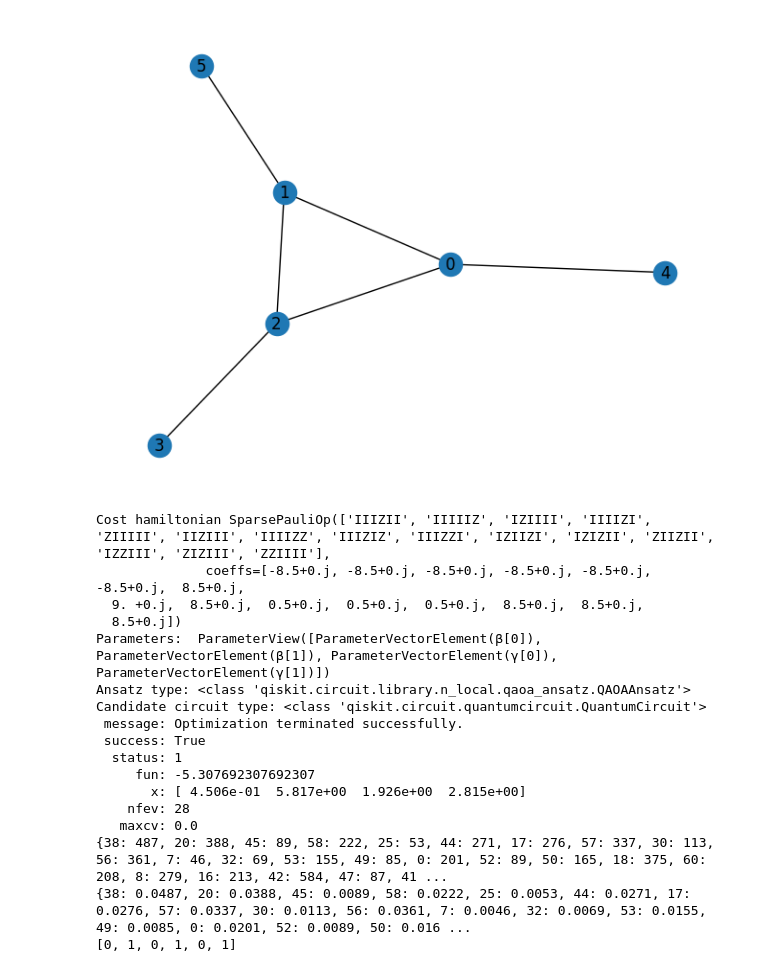
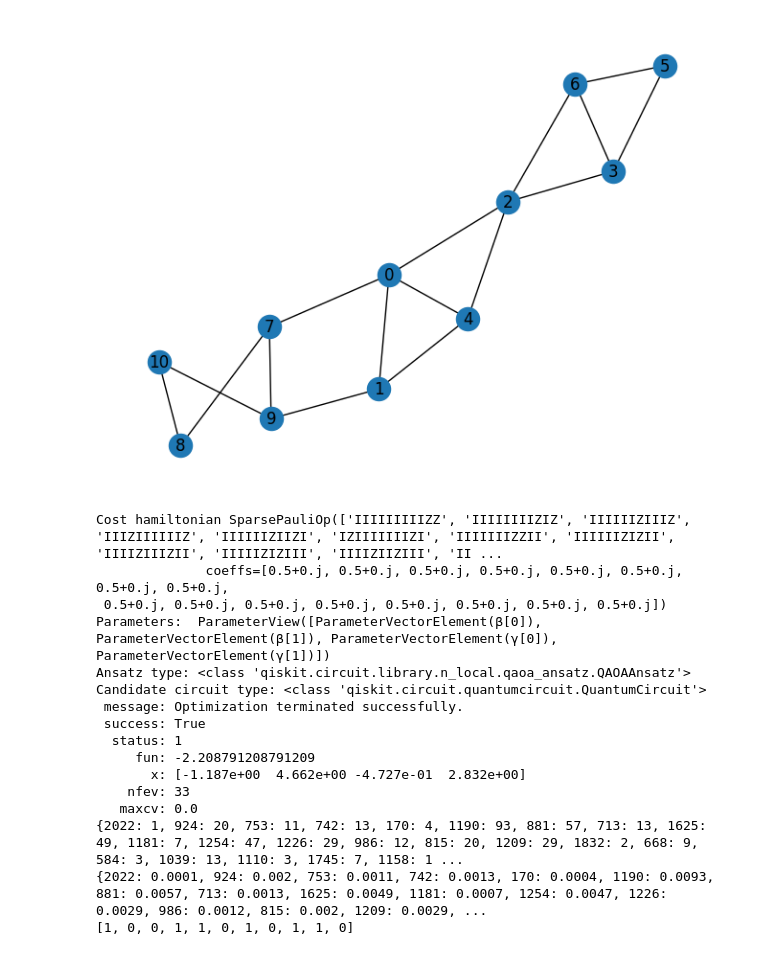
Before and after one commit to Smeidir/QAOA, a Jupyter notebook: tests.ipynb, the cells around one changed output. Cells and saved outputs as stored; diff of their text form; code cells hidden in the pictures.

Commit message:
graphs finished, missing wrapper to run as tests

```diff
--- a/tests.ipynb
+++ b/tests.ipynb
@@ -7,20 +13,18 @@ from load_data import load_graph_from_csv
 # %%
 problem = MaxCutProblem()
 graph = problem.get_graph(6, create_random=True,random_weights=False)
-#graph = load_graph_from_csv('data/11_nodes_links_scand.csv')
+graph = load_graph_from_csv('data/11_nodes_links_scand.csv')
 draw_graph(graph, with_labels=True)
 # %% [output]
-[figure, old version]
+[figure, new version]
 # %%
-import warnings
-
 quantum = QAOArunner(graph=graph,
                      simulation=True,
                      param_initialization= 'gaussian',
                      qaoa_variant='vanilla',
                      optimizer='COBYLA',
                      warm_start=False,
-                     restrictions = True,
+                     restrictions = False,
                      test=True
                      )
 
@@ -31,23 +35,22 @@ print(quantum.solution)
 #quantum.draw_circuit()
 #TODO: account for random weigts?
 # %% [output]
-Cost hamiltonian SparsePauliOp(['IIIZII', 'IIIIIZ', 'IZIIII', 'IIIIZI', 'ZIIIII', 'IIZIII', 'IIIIZZ', 'IIIZIZ', 'IIIZZI', 'IZIIZI', 'IZIZII', 'ZIIZII', 'IZZIII', 'ZIZIII', 'ZZIIII'],
-              coeffs=[-8.5+0.j, -8.5+0.j, -8.5+0.j, -8.5+0.j, -8.5+0.j, -8.5+0.j,  8.5+0.j,
-  9. +0.j,  8.5+0.j,  0.5+0.j,  0.5+0.j,  0.5+0.j,  8.5+0.j,  8.5+0.j,
-  8.5+0.j])
+Cost hamiltonian SparsePauliOp(['IIIIIIIIIZZ', 'IIIIIIIIZIZ', 'IIIIIIZIIIZ', 'IIIZIIIIIIZ', 'IIIIIIZIIZI', 'IZIIIIIIIZI', 'IIIIIIIZZII', 'IIIIIIZIZII', 'IIIIZIIIZII', 'IIIIIZIZIII', 'IIIIZIIZIII', 'II ...
+              coeffs=[0.5+0.j, 0.5+0.j, 0.5+0.j, 0.5+0.j, 0.5+0.j, 0.5+0.j, 0.5+0.j, 0.5+0.j,
+ 0.5+0.j, 0.5+0.j, 0.5+0.j, 0.5+0.j, 0.5+0.j, 0.5+0.j, 0.5+0.j, 0.5+0.j])
 Parameters:  ParameterView([ParameterVectorElement(β[0]), ParameterVectorElement(β[1]), ParameterVectorElement(γ[0]), ParameterVectorElement(γ[1])])
 Ansatz type: <class 'qiskit.circuit.library.n_local.qaoa_ansatz.QAOAAnsatz'>
 Candidate circuit type: <class 'qiskit.circuit.quantumcircuit.QuantumCircuit'>
  message: Optimization terminated successfully.
  success: True
   status: 1
-     fun: -5.307692307692307
-       x: [ 4.506e-01  5.817e+00  1.926e+00  2.815e+00]
-    nfev: 28
+     fun: -2.208791208791209
+       x: [-1.187e+00  4.662e+00 -4.727e-01  2.832e+00]
+    nfev: 33
    maxcv: 0.0
-{38: 487, 20: 388, 45: 89, 58: 222, 25: 53, 44: 271, 17: 276, 57: 337, 30: 113, 56: 361, 7: 46, 32: 69, 53: 155, 49: 85, 0: 201, 52: 89, 50: 165, 18: 375, 60: 208, 8: 279, 16: 213, 42: 584, 47: 87, 41 ...
-{38: 0.0487, 20: 0.0388, 45: 0.0089, 58: 0.0222, 25: 0.0053, 44: 0.0271, 17: 0.0276, 57: 0.0337, 30: 0.0113, 56: 0.0361, 7: 0.0046, 32: 0.0069, 53: 0.0155, 49: 0.0085, 0: 0.0201, 52: 0.0089, 50: 0.016 ...
-[0, 1, 0, 1, 0, 1]
+{2022: 1, 924: 20, 753: 11, 742: 13, 170: 4, 1190: 93, 881: 57, 713: 13, 1625: 49, 1181: 7, 1254: 47, 1226: 29, 986: 12, 815: 20, 1209: 29, 1832: 2, 668: 9, 584: 3, 1039: 13, 1110: 3, 1745: 7, 1158: 1 ...
+{2022: 0.0001, 924: 0.002, 753: 0.0011, 742: 0.0013, 170: 0.0004, 1190: 0.0093, 881: 0.0057, 713: 0.0013, 1625: 0.0049, 1181: 0.0007, 1254: 0.0047, 1226: 0.0029, 986: 0.0012, 815: 0.002, 1209: 0.0029, ...
+[1, 0, 0, 1, 1, 0, 1, 0, 1, 1, 0]
 # %%
 import itertools
 
```
Also changed, not shown: parts of 8 cells of this notebook, 14 other files.
